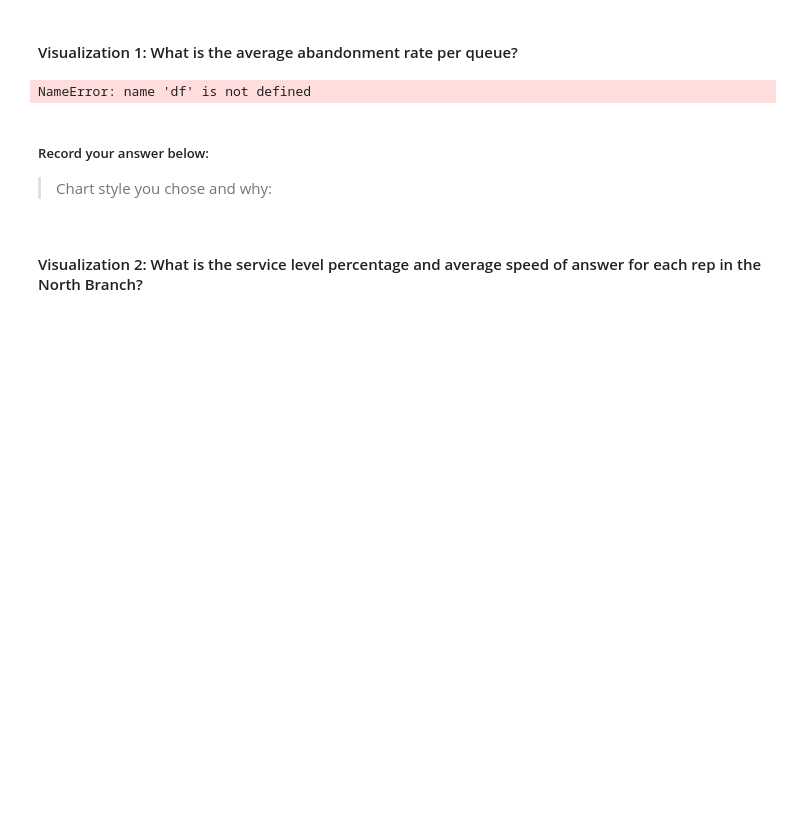
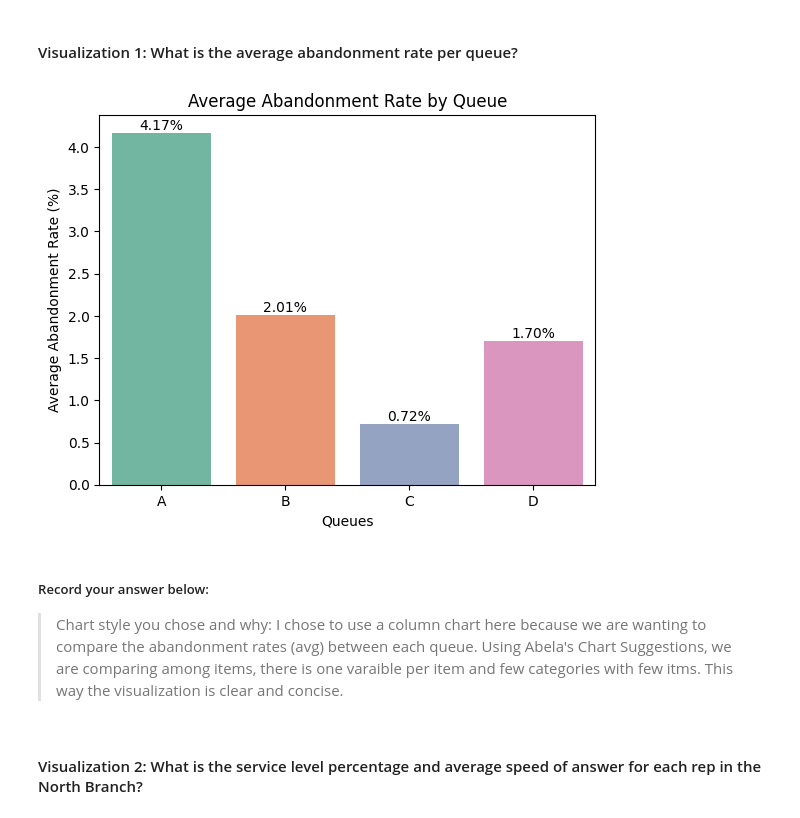
Before and after one commit to MC-18/call-center-cleanup-assignment, a Jupyter notebook: Call_Center_Cleanup.ipynb, the cells around one changed output. Cells and saved outputs as stored; diff of their text form; code cells hidden in the pictures; blank space fills up the shorter version.

```diff
--- a/Call_Center_Cleanup.ipynb
+++ b/Call_Center_Cleanup.ipynb
@@ -421,21 +421,30 @@ Create a visualization for each of the following questions. Some of the code to
 # %%
 # Create visualization 1 here
 # Import any additional libraries needed with alias
 
 # The dictionary abandonment_rates has the data you need.
 abandonment_rates = {}
 queues = ["A", "B", "C", "D"]
 queue_dict = df.groupby("Queue").agg("sum")
 for i in range(4):
-    abandonment_rates[queues[i]] = queue_dict["Abandoned"][i] / queue_dict["Calls"][i]
+    abandonment_rates[queues[i]] = ((queue_dict["Abandoned"][i] / queue_dict["Calls"][i])*100).round(2)
+list_abandonment_rates = [abandonment_rates[queue] for queue in queues]
+list_abandonment_rates
 
 #Your code below:
+ax = sns.barplot(x = queues, y = list_abandonment_rates, hue=queues, legend=False, palette='Set2')
+plt.title('Average Abandonment Rate by Queue')
+plt.xlabel('Queues')
+plt.ylabel('Average Abandonment Rate (%)')
+
+for container in ax.containers:
+    ax.bar_label(container, fmt='%.2f%%', fontsize=10)
 # %% [output]
-NameError: name 'df' is not defined
+[figure, added]
 # %% [markdown]
 ##### Record your answer below:
 
-> Chart style you chose and why:
+> Chart style you chose and why: I chose to use a column chart here because we are wanting to compare the abandonment rates (avg) between each queue. Using Abela's Chart Suggestions, we are comparing among items, there is one varaible per item and few categories with few itms. This way the visualization is clear and concise.
 # %% [markdown]
 #### Visualization 2: What is the service level percentage and average speed of answer for each rep in the North Branch?
 # %%
```
